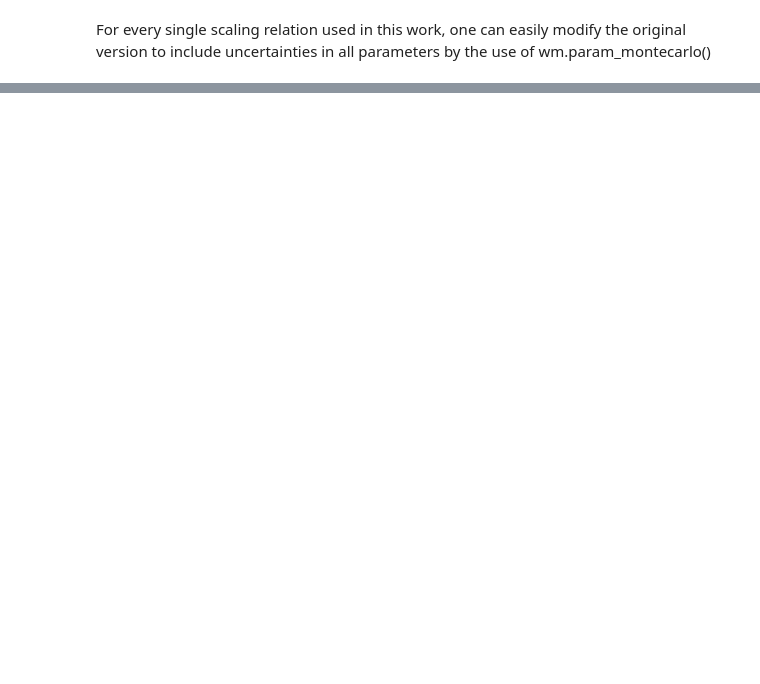
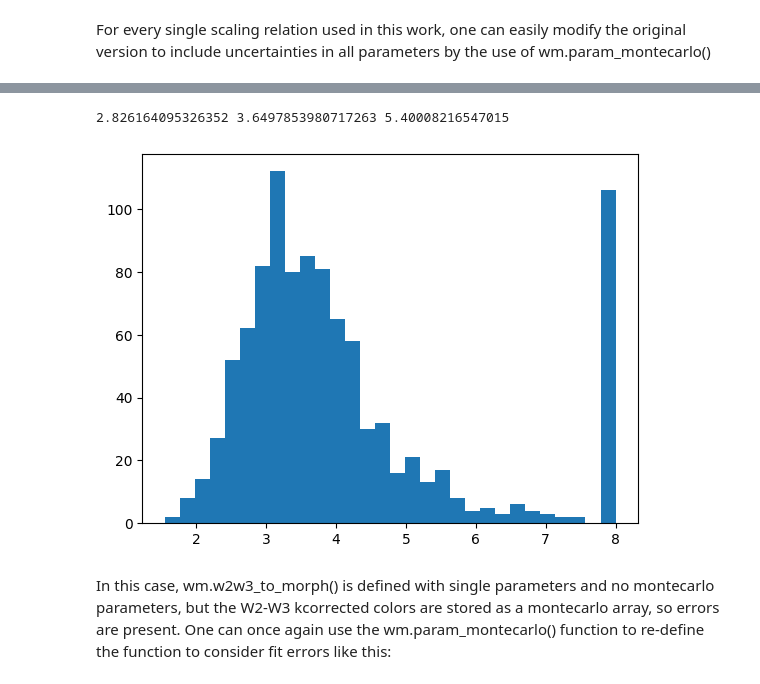
Before and after one commit to joacoh/wise2mbh, a Jupyter notebook: notebooks/allwise_test.ipynb, the cells around one changed output, grey strips where cells are left out. Cells and saved outputs as stored; diff of their text form; code cells hidden in the pictures; blank space fills up the shorter version.

```diff
--- a/notebooks/allwise_test.ipynb
+++ b/notebooks/allwise_test.ipynb
@@ -308,0 +328,4 @@ For every single scaling relation used in this work, one can easily modify the o
+# %%
+object_condition = (new_allwise['NED_TYPE']=='RadioS') | (new_allwise['NED_TYPE']=='QSO')
+color_condition_1 = (new_allwise['W1-W2_kcor']>0.8) & (new_allwise['W2-W3_kcor']<2.2)
+color_condition_2 = (new_allwise['W1-W2_kcor']>wm.w1w2_treshold_qso(new_allwise['W2-W3_kcor'])) & (new_allwise['W2-W3_kcor']>=2.2) & (new_allwise['W2-W3_kcor']<=4.4)
@@ -308,0 +334,3 @@ For every single scaling relation used in this work, one can easily modify the o
+# %%
+new_allwise_estim_cond = ~(object_condition | color_condition_1 | color_condition_2)
+new_allwise_uplim_cond = object_condition | color_condition_1 | color_condition_2
@@ -308,0 +339,3 @@ For every single scaling relation used in this work, one can easily modify the o
+# %%
+new_allwise['BT'] = no_data
+new_allwise['BT'] = np.where(new_allwise_uplim_cond,1, new_allwise['BT'])
@@ -308,0 +346,17 @@ For every single scaling relation used in this work, one can easily modify the o
+# %%
+cond_change_t = (new_allwise_estim_cond) & ((new_allwise['T']==no_data) | (new_allwise['T']>8) | (new_allwise['T']<-5)) #Condition to change morphological value
+w2w3_to_use = w2w3_kcorrected[np.where(cond_change_t)[0]]                                 #w2w3 is masked once again, now for noQSO that require a new T
+new_t_value = wm.w2w3_to_morph(w2w3_to_use)
+# %%
+plt.hist(new_t_value[0],bins=30)
+
+nominal = np.median(new_t_value[0])
+sigma_down = np.percentile(new_t_value[0],16)
+sigma_top = np.percentile(new_t_value[0],84)
+
+print(sigma_down, nominal, sigma_top)
+# %% [output]
+2.826164095326352 3.6497853980717263 5.40008216547015
+[figure, added]
+# %% [markdown]
+In this case, wm.w2w3_to_morph() is defined with single parameters and no montecarlo parameters, but the W2-W3 kcorrected colors are stored as a montecarlo array, so errors are present. One can once again use the wm.param_montecarlo() function to re-define the function to consider fit errors like this:
```
Also changed, not shown: parts of 48 cells of this notebook.
